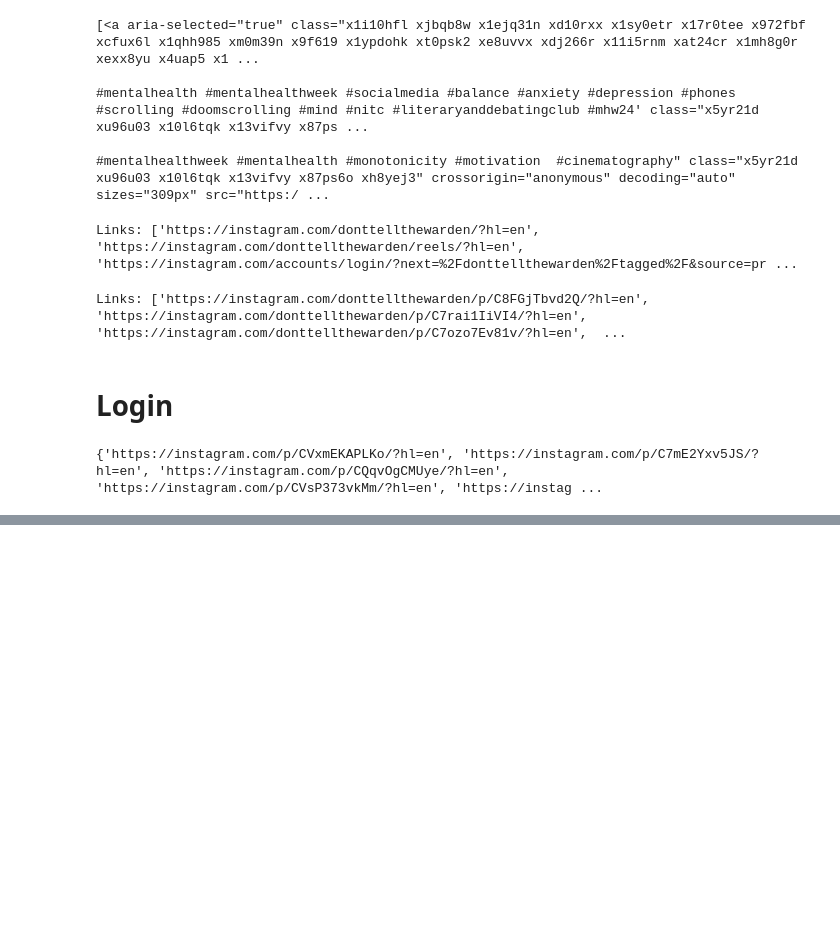
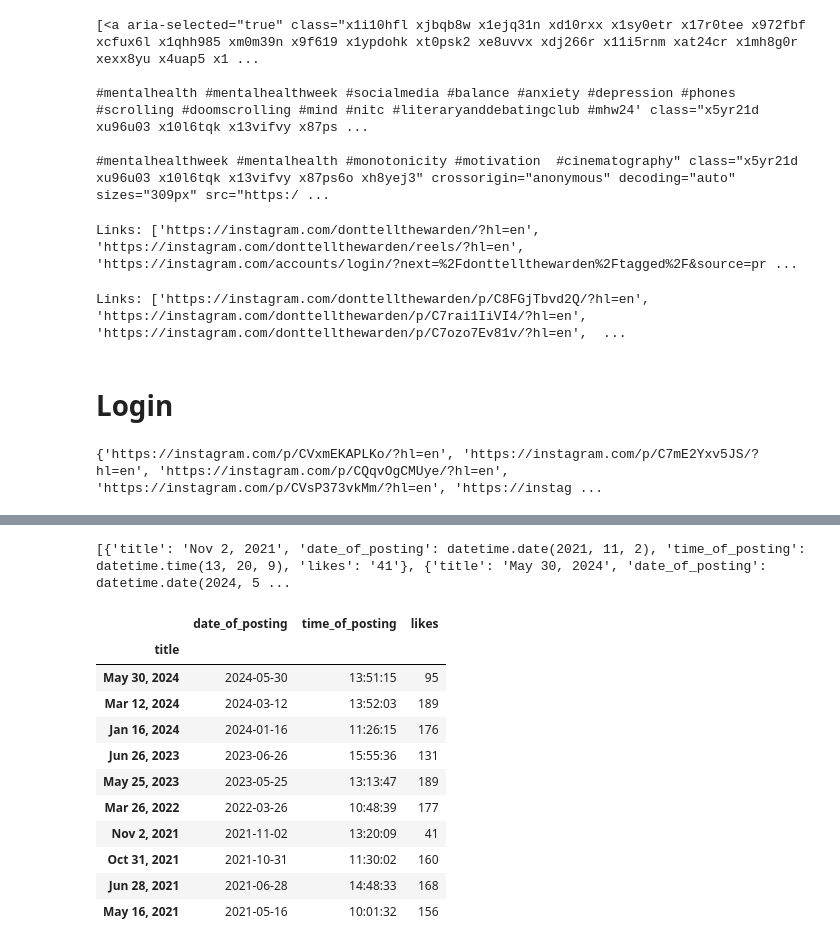
Before and after one commit to arunnats/Instagram-Likes-Maximizer, a Jupyter notebook: instagram_webscraping.ipynb, the cells around one changed output, grey strips where cells are left out. Drawn from its saved outputs; the diff is of its cells as text; code cells hidden in the pictures; blank space fills up the shorter version.

Commit message:
added pagewise datetime scraping

```diff
--- a/instagram_webscraping.ipynb
+++ b/instagram_webscraping.ipynb
@@ -98,0 +101,58 @@ print(len(links))
+# %%
+data_list = []
+
+for i, link in enumerate(links):
+    if i >= 20:
+        break
+
+    browser.get(link)
+    time.sleep(5)
+
+    source = browser.page_source
+    data=bs(source, 'html.parser')
+
+    time_elements = data.find_all('time', class_='x1p4m5qa')
+
+    for time_element in time_elements:
+        datetime_attr = time_element.get('datetime')
+        title_attr = time_element.get('title')
+
+        dt_object = datetime.fromisoformat(datetime_attr.rstrip('Z'))
+        date_of_posting = dt_object.date()
+        time_of_posting = dt_object.time()
+
+        time_in_IST = (datetime.combine(date_of_posting, time_of_posting) + timedelta(hours=4, minutes=30)).time()
+
+        likes_element = data.find('span', class_='html-span xdj266r x11i5rnm xat24cr x1mh8g0r xexx8yu x4uap5 x18d9i69 xkhd6sd x1hl2dhg x16tdsg8 x1vvkbs')
+        likes = likes_element.text if likes_element else '0'
+
+        data_list.append({
+                'title': title_attr,
+                'date_of_posting': date_of_posting,
+                'time_of_posting': time_of_posting,
+                'time_in_IST': time_in_IST,
+                'likes': likes
+            })
+# %%
+print(data_list)
+# %% [output]
+[{'title': 'Nov 2, 2021', 'date_of_posting': datetime.date(2021, 11, 2), 'time_of_posting': datetime.time(13, 20, 9), 'likes': '41'}, {'title': 'May 30, 2024', 'date_of_posting': datetime.date(2024, 5 ...
+# %%
+df = pd.DataFrame(data_list)
+df.set_index('title', inplace=True)
+df.sort_values(by='date_of_posting', ascending=False, inplace=True)
+# %%
+df
+# %% [output]
+|  | date_of_posting | time_of_posting | likes |
+| title |  |  |  |
+| May 30, 2024 | 2024-05-30 | 13:51:15 | 95 |
+| Mar 12, 2024 | 2024-03-12 | 13:52:03 | 189 |
+| Jan 16, 2024 | 2024-01-16 | 11:26:15 | 176 |
+| Jun 26, 2023 | 2023-06-26 | 15:55:36 | 131 |
+| May 25, 2023 | 2023-05-25 | 13:13:47 | 189 |
+| Mar 26, 2022 | 2022-03-26 | 10:48:39 | 177 |
+| Nov 2, 2021 | 2021-11-02 | 13:20:09 | 41 |
+| Oct 31, 2021 | 2021-10-31 | 11:30:02 | 160 |
+| Jun 28, 2021 | 2021-06-28 | 14:48:33 | 168 |
+| May 16, 2021 | 2021-05-16 | 10:01:32 | 156 |
```
Also changed, not shown: parts of 6 cells of this notebook.
